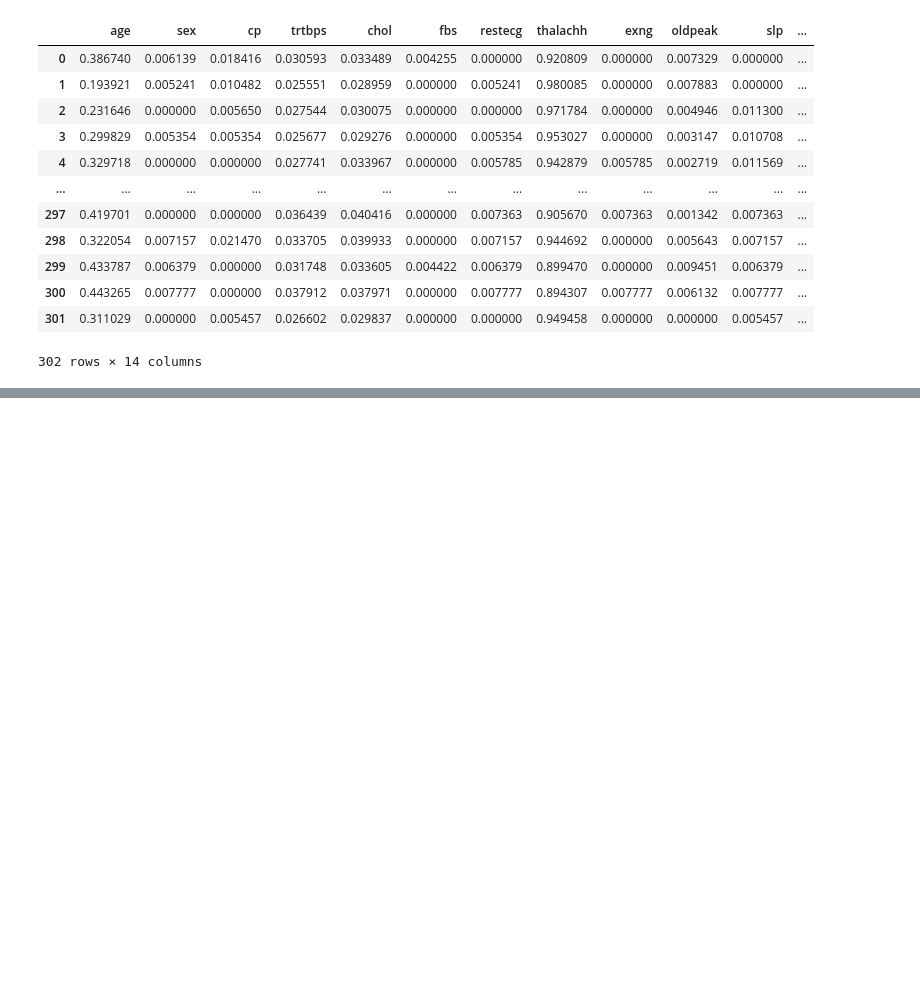
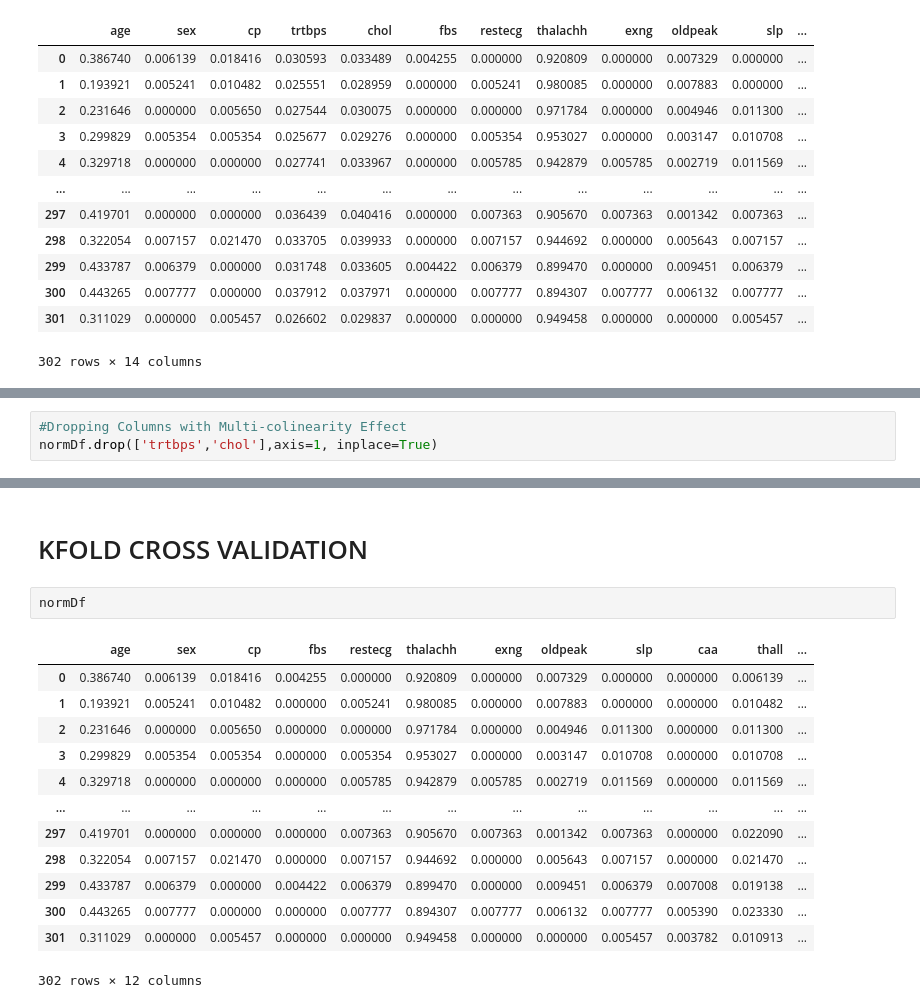
Before and after one commit to Joemi94/heart_failure_project, a Jupyter notebook: Heart_prediction.ipynb, the cells around one changed output, grey strips where cells are left out. Cells and saved outputs as stored; diff of their text form; blank space fills up the shorter version.

```diff
--- a/Heart_prediction.ipynb
+++ b/Heart_prediction.ipynb
@@ -343,0 +352,3 @@ norm
+# %%
+#Dropping Columns with Multi-colinearity Effect
+normDf.drop(['trtbps','chol'],axis=1, inplace=True)
@@ -343,0 +462,18 @@ norm
+# %% [markdown]
+# KFOLD CROSS VALIDATION
+# %%
+normDf
+# %% [output]
+|  | age | sex | cp | fbs | restecg | thalachh | exng | oldpeak | slp | caa | thall | ... |
+| 0 | 0.386740 | 0.006139 | 0.018416 | 0.004255 | 0.000000 | 0.920809 | 0.000000 | 0.007329 | 0.000000 | 0.000000 | 0.006139 | ... |
+| 1 | 0.193921 | 0.005241 | 0.010482 | 0.000000 | 0.005241 | 0.980085 | 0.000000 | 0.007883 | 0.000000 | 0.000000 | 0.010482 | ... |
+| 2 | 0.231646 | 0.000000 | 0.005650 | 0.000000 | 0.000000 | 0.971784 | 0.000000 | 0.004946 | 0.011300 | 0.000000 | 0.011300 | ... |
+| 3 | 0.299829 | 0.005354 | 0.005354 | 0.000000 | 0.005354 | 0.953027 | 0.000000 | 0.003147 | 0.010708 | 0.000000 | 0.010708 | ... |
+| 4 | 0.329718 | 0.000000 | 0.000000 | 0.000000 | 0.005785 | 0.942879 | 0.005785 | 0.002719 | 0.011569 | 0.000000 | 0.011569 | ... |
+| ... | ... | ... | ... | ... | ... | ... | ... | ... | ... | ... | ... | ... |
+| 297 | 0.419701 | 0.000000 | 0.000000 | 0.000000 | 0.007363 | 0.905670 | 0.007363 | 0.001342 | 0.007363 | 0.000000 | 0.022090 | ... |
+| 298 | 0.322054 | 0.007157 | 0.021470 | 0.000000 | 0.007157 | 0.944692 | 0.000000 | 0.005643 | 0.007157 | 0.000000 | 0.021470 | ... |
+| 299 | 0.433787 | 0.006379 | 0.000000 | 0.004422 | 0.006379 | 0.899470 | 0.000000 | 0.009451 | 0.006379 | 0.007008 | 0.019138 | ... |
+| 300 | 0.443265 | 0.007777 | 0.000000 | 0.000000 | 0.007777 | 0.894307 | 0.007777 | 0.006132 | 0.007777 | 0.005390 | 0.023330 | ... |
+| 301 | 0.311029 | 0.000000 | 0.005457 | 0.000000 | 0.000000 | 0.949458 | 0.000000 | 0.000000 | 0.005457 | 0.003782 | 0.010913 | ... |
+302 rows × 12 columns
```
Also changed, not shown: parts of 35 cells of this notebook.
